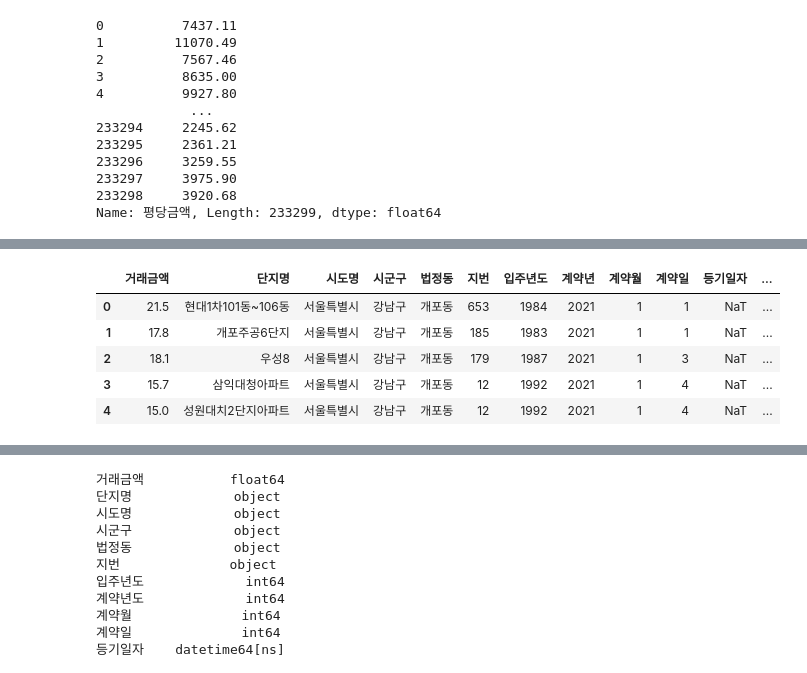
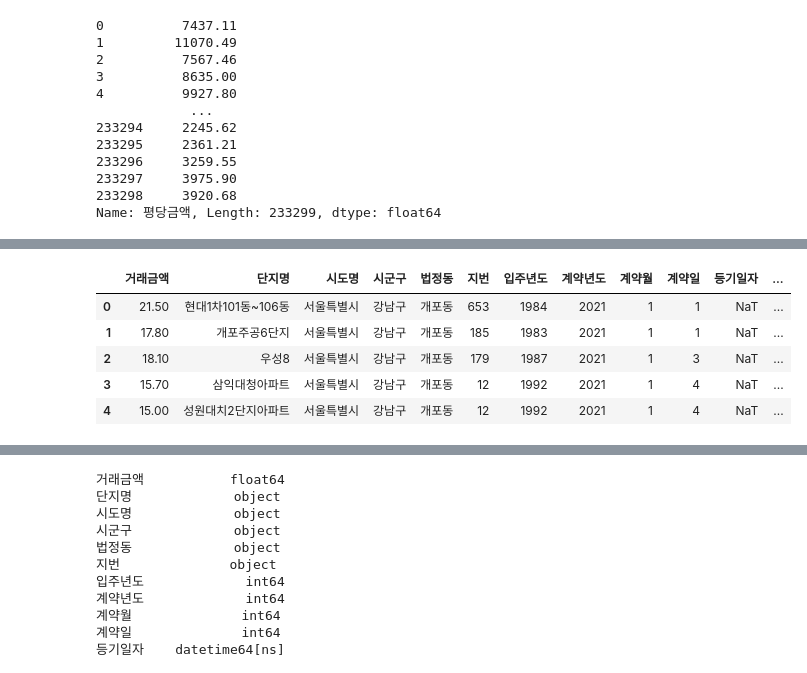
Before and after one commit to algok2/Datascientist, a Jupyter notebook: 데이터수집및처리/data_prep.ipynb, the cells around one changed output, grey strips where cells are left out. Cells and saved outputs as stored; diff of their text form; code cells hidden in the pictures.

```diff
--- a/데이터수집및처리/data_prep.ipynb
+++ b/데이터수집및처리/data_prep.ipynb
@@ -514,3 +555,3 @@ apt
 # %%
-apt.drop(columns=['지역코드', '매도자'], inplace=True)
+apt = apt.drop(columns = ['지역코드', '매도자'])
 # %%
@@ -552,6 +586,8 @@ Index(['거래금액', '아파트', '시도명', '시군구', '법정동', '지
        '전용면적', '층'],
       dtype='object')
 # %%
-apt.columns = ['거래금액', '단지명', '시도명', '시군구', '법정동', '지번', '입주년도', '계약년', '계약월', '계약일', '등기일자',
-       '전용면적', '층']
+# 데이터프레임의 열 개수와 오른쪽 열이름 리스트 개수가 동일해야만 정상적으로 실행됩니다.
+apt.columns = ['거래금액', '단지명', '시도명', '시군구', '법정동', '지번',
+               '입주년도', '계약년도', '계약월', '계약일', '등기일자',
+               '전용면적', '층']
 # %%
@@ -596,4 +625,4 @@ apt['평당금액'].round(2)
 233298     3920.68
 Name: 평당금액, Length: 233299, dtype: float64
 # %%
-# pd.set_option('display.float_format', lambda x: f'{x:.2f}')
+pd.set_option('display.float_format', lambda x: f'{x:.2f}')
@@ -600,11 +638,11 @@ Name: 평당금액, Length: 233299, dtype: float64
 # %%
-apt['거래금액'] = apt['거래금액']/10000
+apt['거래금액'] = apt['거래금액'] / 10_000
 apt.head()
 # %% [output]
-|  | 거래금액 | 단지명 | 시도명 | 시군구 | 법정동 | 지번 | 입주년도 | 계약년 | 계약월 | 계약일 | 등기일자 | ... |
-| 0 | 21.5 | 현대1차101동~106동 | 서울특별시 | 강남구 | 개포동 | 653 | 1984 | 2021 | 1 | 1 | NaT | ... |
-| 1 | 17.8 | 개포주공6단지 | 서울특별시 | 강남구 | 개포동 | 185 | 1983 | 2021 | 1 | 1 | NaT | ... |
-| 2 | 18.1 | 우성8 | 서울특별시 | 강남구 | 개포동 | 179 | 1987 | 2021 | 1 | 3 | NaT | ... |
-| 3 | 15.7 | 삼익대청아파트 | 서울특별시 | 강남구 | 개포동 | 12 | 1992 | 2021 | 1 | 4 | NaT | ... |
-| 4 | 15.0 | 성원대치2단지아파트 | 서울특별시 | 강남구 | 개포동 | 12 | 1992 | 2021 | 1 | 4 | NaT | ... |
+|  | 거래금액 | 단지명 | 시도명 | 시군구 | 법정동 | 지번 | 입주년도 | 계약년도 | 계약월 | 계약일 | 등기일자 | ... |
+| 0 | 21.50 | 현대1차101동~106동 | 서울특별시 | 강남구 | 개포동 | 653 | 1984 | 2021 | 1 | 1 | NaT | ... |
+| 1 | 17.80 | 개포주공6단지 | 서울특별시 | 강남구 | 개포동 | 185 | 1983 | 2021 | 1 | 1 | NaT | ... |
+| 2 | 18.10 | 우성8 | 서울특별시 | 강남구 | 개포동 | 179 | 1987 | 2021 | 1 | 3 | NaT | ... |
+| 3 | 15.70 | 삼익대청아파트 | 서울특별시 | 강남구 | 개포동 | 12 | 1992 | 2021 | 1 | 4 | NaT | ... |
+| 4 | 15.00 | 성원대치2단지아파트 | 서울특별시 | 강남구 | 개포동 | 12 | 1992 | 2021 | 1 | 4 | NaT | ... |
 # %%
```
Also changed, not shown: parts of 102 cells of this notebook, 4 other files.
